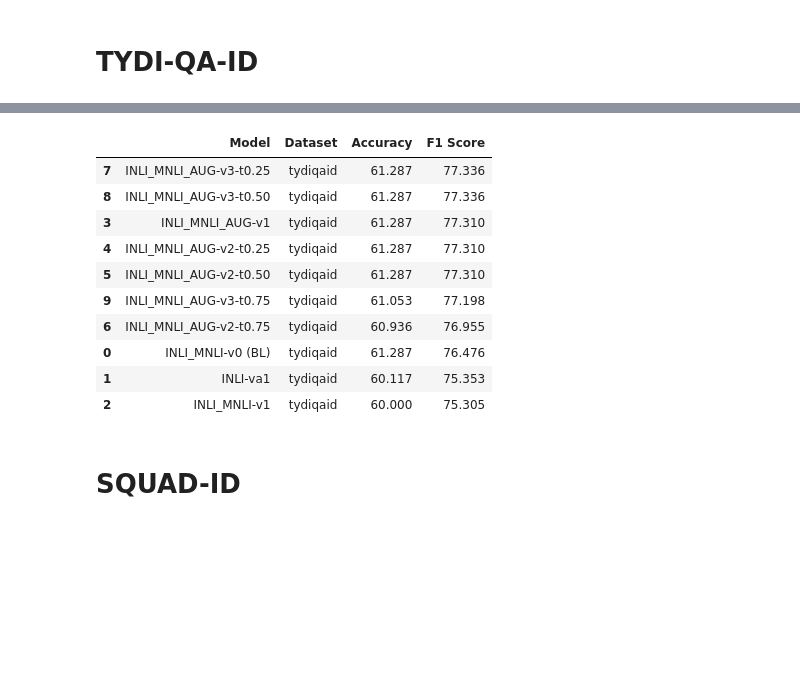
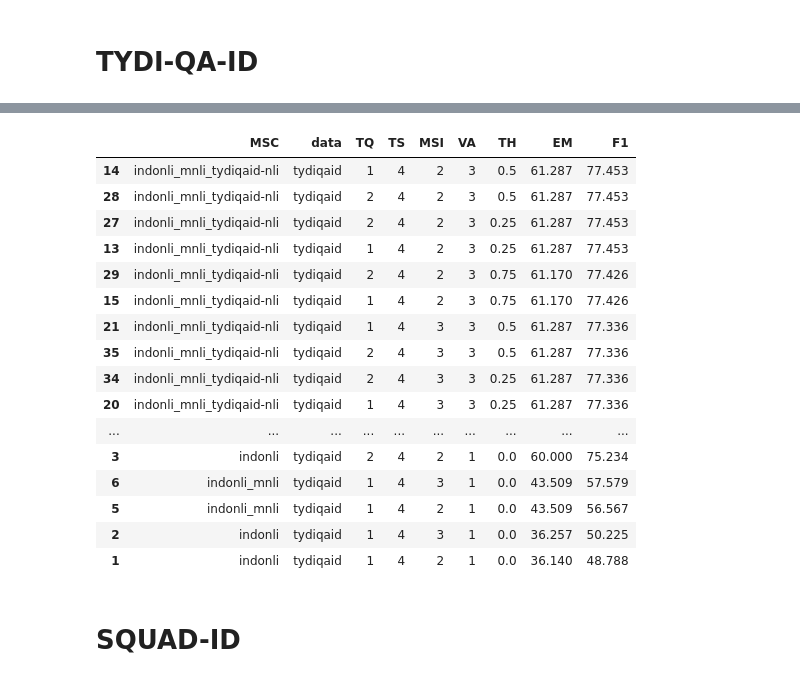
Before and after one commit to muhammadravi251001/multilingual-qas-with-nli, a Jupyter notebook: utilities/main table for paper.ipynb, the cells around one changed output, grey strips where cells are left out. Saved outputs shown, nothing was run; the diff lists cells and outputs as text; code cells hidden in the pictures; blank space fills up the shorter version.

```diff
--- a/utilities/main table for paper.ipynb
+++ b/utilities/main table for paper.ipynb
@@ -9,7 +9,7 @@ import re
 prefix = "https://huggingface.co/muhammadravi251001/fine-tuned-FilteringNLI-"
 suffix = "/blob/main/results/evaluation/metric_result.txt"
 # %%
-def acc_and_f1(p_url, acc, id="L1"):
+def em_and_f1(p_url, acc, id="L1"):
 
     page = requests.get(p_url)
     soup = BeautifulSoup(page.content)
@@ -95,3 +83,25 @@ def show_table_of_acc_and_f1(data):
+# %%
+import pandas as pd
+import re
+from tqdm import tqdm
+
+def create_table(url_list, data):
+
+    data_list = []
+    for url in tqdm(url_list, desc="Processing URLs", unit="URL"):
+        extracted_values = extract_values(url, data)
+        data_list.append(extracted_values)
+
+    df = pd.DataFrame(data_list, columns=['MSC', 'data', 'TQ', 'TS', 'MSI', 'VA', 'TH', 'EM', 'F1'])
+
+    df.loc[0, 'MSC'] = "Baseline"
+    df.loc[0, 'TQ'] = "BL"
+    df.loc[0, 'TS'] = "BL"
+    df.loc[0, 'MSI'] = "BL"
+    df.loc[0, 'VA'] = "BL"
+    df.loc[0, 'TH'] = "BL"
+
+    return df
 # %% [markdown]
 # IDK-MRC
 # %%
@@ -129,6 +154,8 @@ sorted_table
 # TYDI-QA-ID
 # %%
 data = "tydiqaid"
-table = pd.DataFrame(show_table_of_acc_and_f1(data))
+url_list = take_all_url(data)
+table = pd.DataFrame(create_table(url_list, data))
+table.to_excel(f'{data}-nli-validator.xlsx', index=False)
 table
 # %% [output]
@@ -146,18 +180,24 @@ table
 # %%
-sorted_table = table.sort_values(by='F1 Score', ascending=False)
+sorted_table = table.sort_values(by='F1', ascending=False)
 sorted_table
 # %% [output]
-|  | Model | Dataset | Accuracy | F1 Score |
-| 7 | INLI_MNLI_AUG-v3-t0.25 | tydiqaid | 61.287 | 77.336 |
-| 8 | INLI_MNLI_AUG-v3-t0.50 | tydiqaid | 61.287 | 77.336 |
-| 3 | INLI_MNLI_AUG-v1 | tydiqaid | 61.287 | 77.310 |
-| 4 | INLI_MNLI_AUG-v2-t0.25 | tydiqaid | 61.287 | 77.310 |
-| 5 | INLI_MNLI_AUG-v2-t0.50 | tydiqaid | 61.287 | 77.310 |
-| 9 | INLI_MNLI_AUG-v3-t0.75 | tydiqaid | 61.053 | 77.198 |
-| 6 | INLI_MNLI_AUG-v2-t0.75 | tydiqaid | 60.936 | 76.955 |
-| 0 | INLI_MNLI-v0 (BL) | tydiqaid | 61.287 | 76.476 |
-| 1 | INLI-va1 | tydiqaid | 60.117 | 75.353 |
-| 2 | INLI_MNLI-v1 | tydiqaid | 60.000 | 75.305 |
+|  | MSC | data | TQ | TS | MSI | VA | TH | EM | F1 |
+| 14 | indonli_mnli_tydiqaid-nli | tydiqaid | 1 | 4 | 2 | 3 | 0.5 | 61.287 | 77.453 |
+| 28 | indonli_mnli_tydiqaid-nli | tydiqaid | 2 | 4 | 2 | 3 | 0.5 | 61.287 | 77.453 |
+| 27 | indonli_mnli_tydiqaid-nli | tydiqaid | 2 | 4 | 2 | 3 | 0.25 | 61.287 | 77.453 |
+| 13 | indonli_mnli_tydiqaid-nli | tydiqaid | 1 | 4 | 2 | 3 | 0.25 | 61.287 | 77.453 |
+| 29 | indonli_mnli_tydiqaid-nli | tydiqaid | 2 | 4 | 2 | 3 | 0.75 | 61.170 | 77.426 |
+| 15 | indonli_mnli_tydiqaid-nli | tydiqaid | 1 | 4 | 2 | 3 | 0.75 | 61.170 | 77.426 |
+| 21 | indonli_mnli_tydiqaid-nli | tydiqaid | 1 | 4 | 3 | 3 | 0.5 | 61.287 | 77.336 |
+| 35 | indonli_mnli_tydiqaid-nli | tydiqaid | 2 | 4 | 3 | 3 | 0.5 | 61.287 | 77.336 |
+| 34 | indonli_mnli_tydiqaid-nli | tydiqaid | 2 | 4 | 3 | 3 | 0.25 | 61.287 | 77.336 |
+| 20 | indonli_mnli_tydiqaid-nli | tydiqaid | 1 | 4 | 3 | 3 | 0.25 | 61.287 | 77.336 |
+| ... | ... | ... | ... | ... | ... | ... | ... | ... | ... |
+| 3 | indonli | tydiqaid | 2 | 4 | 2 | 1 | 0.0 | 60.000 | 75.234 |
+| 6 | indonli_mnli | tydiqaid | 1 | 4 | 3 | 1 | 0.0 | 43.509 | 57.579 |
+| 5 | indonli_mnli | tydiqaid | 1 | 4 | 2 | 1 | 0.0 | 43.509 | 56.567 |
+| 2 | indonli | tydiqaid | 1 | 4 | 3 | 1 | 0.0 | 36.257 | 50.225 |
+| 1 | indonli | tydiqaid | 1 | 4 | 2 | 1 | 0.0 | 36.140 | 48.788 |
 # %% [markdown]
 # SQUAD-ID
 # %%
```
Also changed, not shown: parts of 8 cells of this notebook.
